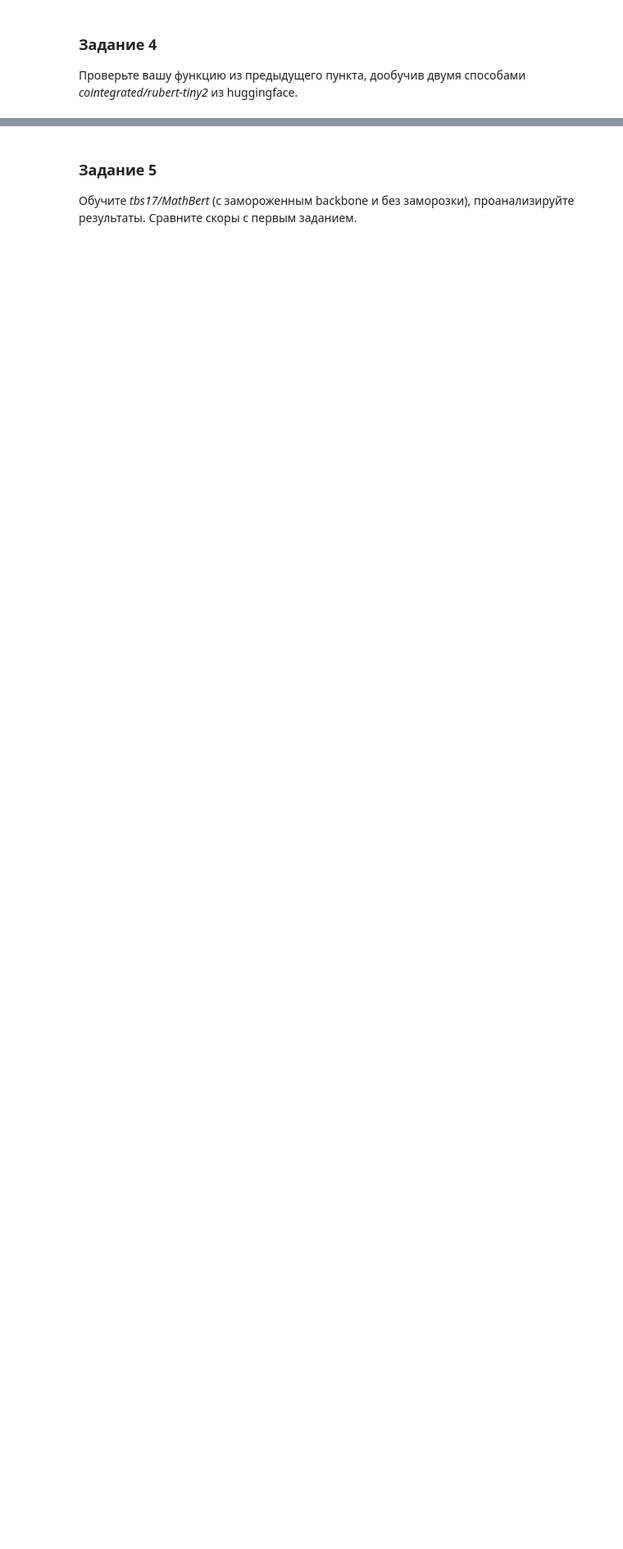
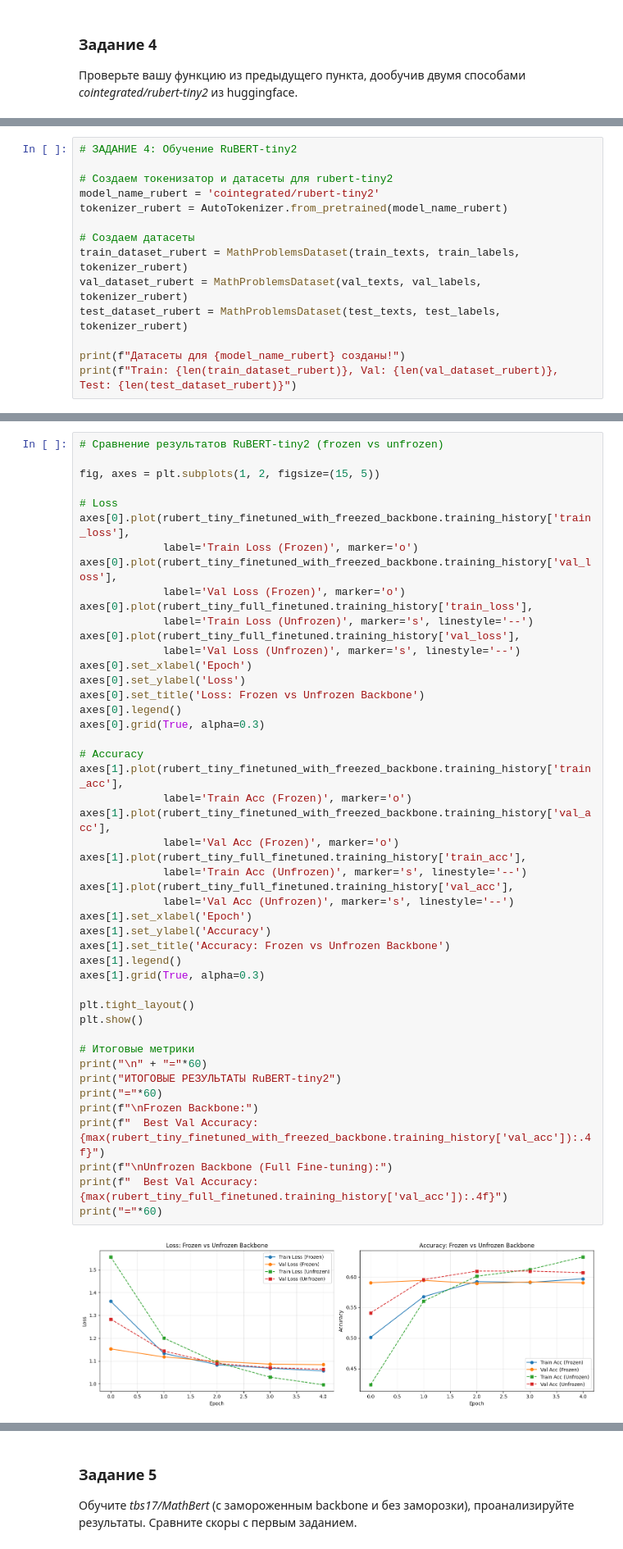
Before and after one commit to KruglovEgor/Modeling, a Jupyter notebook: lab7/Attention_and_transformers.ipynb, the cells around one changed output, grey strips where cells are left out. Shown at 82% size. Cells and saved outputs as stored; diff of their text form; blank space fills up the shorter version.

```diff
--- a/lab7/Attention_and_transformers.ipynb
+++ b/lab7/Attention_and_transformers.ipynb
@@ -51,0 +628,14 @@ rubert_tiny_full_finetuned = train_transformer(rubert_tiny_transformer_model, fr
+# %%
+# ЗАДАНИЕ 4: Обучение RuBERT-tiny2
+
+# Создаем токенизатор и датасеты для rubert-tiny2
+model_name_rubert = 'cointegrated/rubert-tiny2'
+tokenizer_rubert = AutoTokenizer.from_pretrained(model_name_rubert)
+
+# Создаем датасеты
+train_dataset_rubert = MathProblemsDataset(train_texts, train_labels, tokenizer_rubert)
+val_dataset_rubert = MathProblemsDataset(val_texts, val_labels, tokenizer_rubert)
+test_dataset_rubert = MathProblemsDataset(test_texts, test_labels, tokenizer_rubert)
+
+print(f"Датасеты для {model_name_rubert} созданы!")
+print(f"Train: {len(train_dataset_rubert)}, Val: {len(val_dataset_rubert)}, Test: {len(test_dataset_rubert)}")
@@ -51,0 +783,49 @@ rubert_tiny_full_finetuned = train_transformer(rubert_tiny_transformer_model, fr
+# %%
+# Сравнение результатов RuBERT-tiny2 (frozen vs unfrozen)
+
+fig, axes = plt.subplots(1, 2, figsize=(15, 5))
+
+# Loss
+axes[0].plot(rubert_tiny_finetuned_with_freezed_backbone.training_history['train_loss'],
+             label='Train Loss (Frozen)', marker='o')
+axes[0].plot(rubert_tiny_finetuned_with_freezed_backbone.training_history['val_loss'],
+             label='Val Loss (Frozen)', marker='o')
+axes[0].plot(rubert_tiny_full_finetuned.training_history['train_loss'],
+             label='Train Loss (Unfrozen)', marker='s', linestyle='--')
+axes[0].plot(rubert_tiny_full_finetuned.training_history['val_loss'],
+             label='Val Loss (Unfrozen)', marker='s', linestyle='--')
+axes[0].set_xlabel('Epoch')
+axes[0].set_ylabel('Loss')
+axes[0].set_title('Loss: Frozen vs Unfrozen Backbone')
+axes[0].legend()
+axes[0].grid(True, alpha=0.3)
+
+# Accuracy
+axes[1].plot(rubert_tiny_finetuned_with_freezed_backbone.training_history['train_acc'],
+             label='Train Acc (Frozen)', marker='o')
+axes[1].plot(rubert_tiny_finetuned_with_freezed_backbone.training_history['val_acc'],
+             label='Val Acc (Frozen)', marker='o')
+axes[1].plot(rubert_tiny_full_finetuned.training_history['train_acc'],
+             label='Train Acc (Unfrozen)', marker='s', linestyle='--')
+axes[1].plot(rubert_tiny_full_finetuned.training_history['val_acc'],
+             label='Val Acc (Unfrozen)', marker='s', linestyle='--')
+axes[1].set_xlabel('Epoch')
+axes[1].set_ylabel('Accuracy')
+axes[1].set_title('Accuracy: Frozen vs Unfrozen Backbone')
+axes[1].legend()
+axes[1].grid(True, alpha=0.3)
+
+plt.tight_layout()
+plt.show()
+
+# Итоговые метрики
+print("\n" + "="*60)
+print("ИТОГОВЫЕ РЕЗУЛЬТАТЫ RuBERT-tiny2")
+print("="*60)
+print(f"\nFrozen Backbone:")
+print(f"  Best Val Accuracy: {max(rubert_tiny_finetuned_with_freezed_backbone.training_history['val_acc']):.4f}")
+print(f"\nUnfrozen Backbone (Full Fine-tuning):")
+print(f"  Best Val Accuracy: {max(rubert_tiny_full_finetuned.training_history['val_acc']):.4f}")
+print("="*60)
+# %% [output]
+[figure, added]
```
Also changed, not shown: parts of 40 cells of this notebook, 6 other files.
